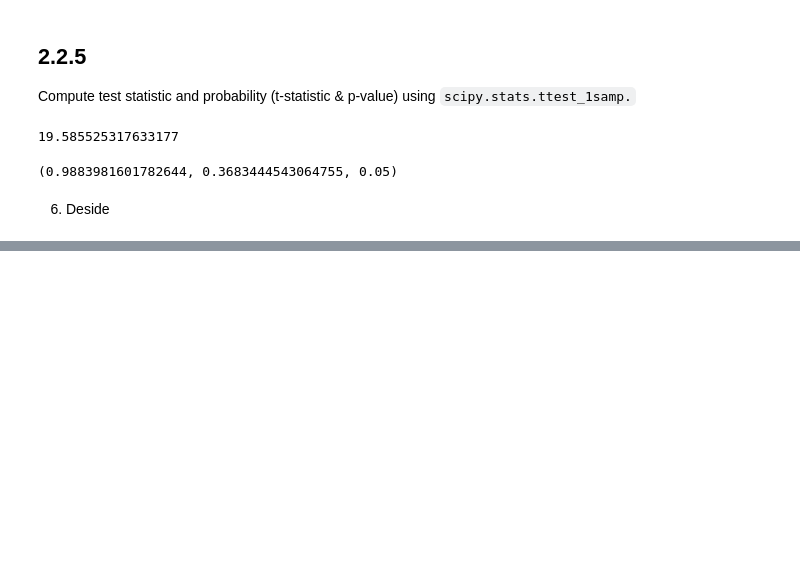
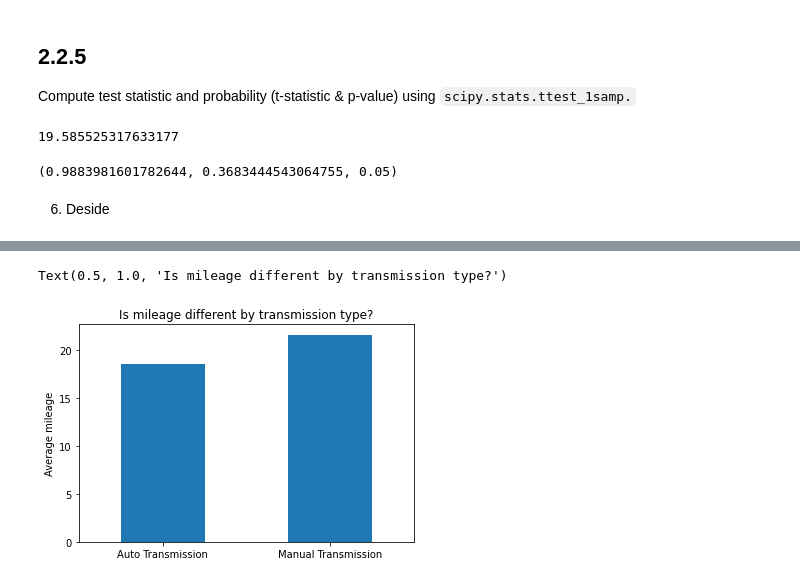
Before and after one commit to VelasquezAlejandro044/statistics-exercises, a Jupyter notebook: hypothesis_testing.ipynb, the cells around one changed output, grey strips where cells are left out. Saved outputs shown, nothing was run; the diff lists cells and outputs as text; code cells hidden in the pictures; blank space fills up the shorter version.

```diff
--- a/hypothesis_testing.ipynb
+++ b/hypothesis_testing.ipynb
@@ -610,0 +331,11 @@ We fail to reject the null hypothesis
+# %%
+mpg['transmission_type'] = np.where(mpg.trans.str.contains('auto'), 'Auto Transmission', 'Manual Transmission')
+# %%
+mpg.groupby('transmission_type').avg_fuel.mean().plot.bar()
+plt.xticks(rotation=0)
+plt.xlabel('')
+plt.ylabel('Average mileage')
+plt.title('Is mileage different by transmission type?')
+# %% [output]
+Text(0.5, 1.0, 'Is mileage different by transmission type?')
+[figure, added]
```
Also changed, not shown: parts of 92 cells of this notebook, 1 other file.
